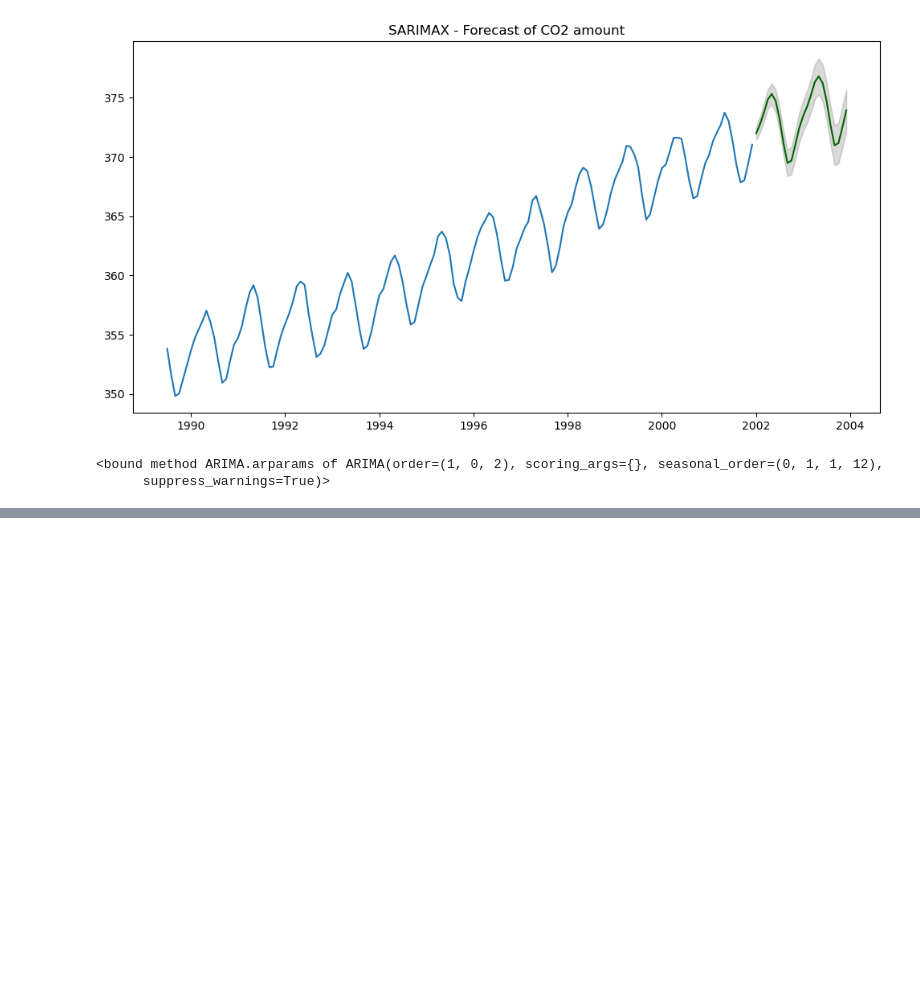
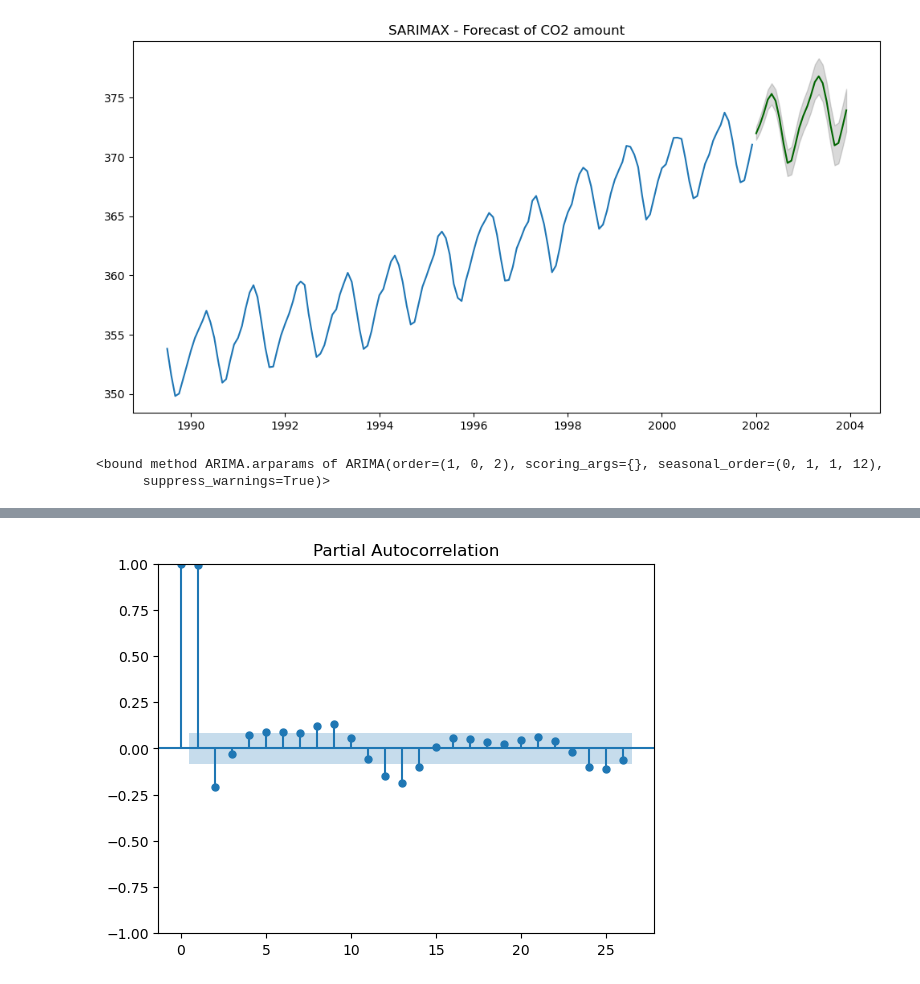
Before and after one commit to konsin1988/CO2_time_series_analysis_and_forecasting_pyspark, a Jupyter notebook: co2_model.ipynb, the cells around one changed output, grey strips where cells are left out. Saved outputs shown, nothing was run; the diff lists cells and outputs as text; code cells hidden in the pictures; blank space fills up the shorter version.

```diff
--- a/co2_model.ipynb
+++ b/co2_model.ipynb
@@ -1167,0 +1177,6 @@ SARIMAX_model.arparams
+# %%
+f = Forecaster(
+    y=df_month['co2'],
+    current_dates=df_month.index
+)
+f
@@ -1167,0 +1198,5 @@ SARIMAX_model.arparams
+# %%
+f.plot_pacf(lags=26)
+plt.show()
+# %% [output]
+[figure, added]
```
Also changed, not shown: parts of 43 cells of this notebook.
